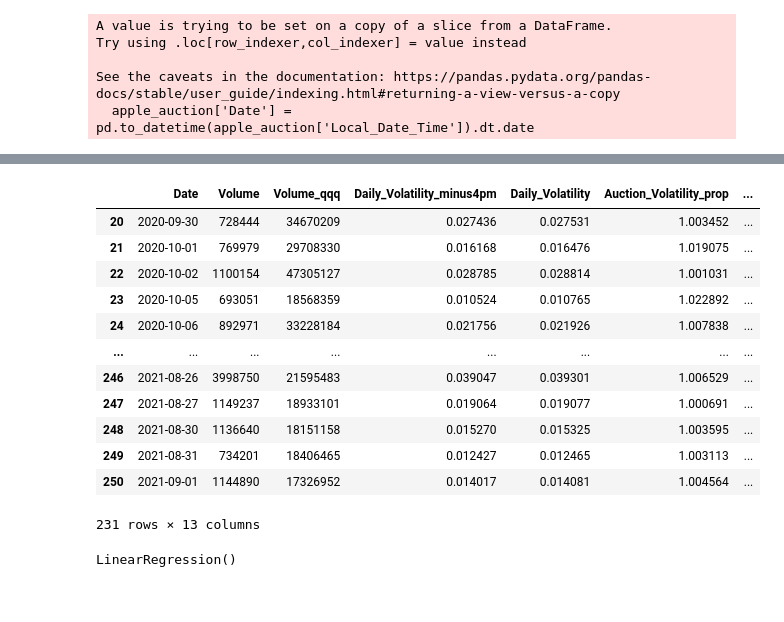
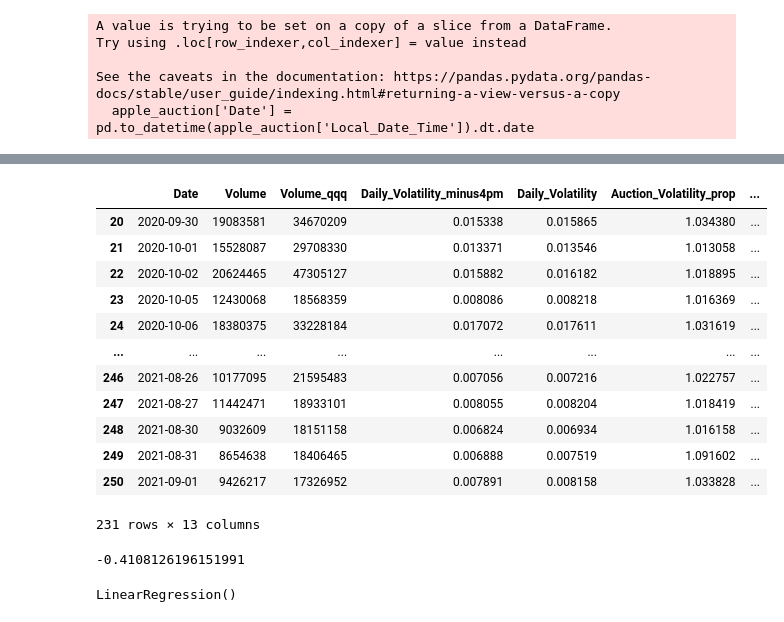
Before and after one commit to matthew-lim/Vanguard-Volatility-Project, a Jupyter notebook: Report 2 - V2.ipynb, the cells around one changed output, grey strips where cells are left out. Drawn from its saved outputs; the diff is of its cells as text; code cells hidden in the pictures.

```diff
--- a/Report 2 - V2.ipynb
+++ b/Report 2 - V2.ipynb
@@ -11,7 +11,7 @@ from scipy.optimize import least_squares, minimize
 # %%
 # Trade data
 
-stock_name = 'SPLK.O'
+stock_name = 'MSFT.O'
 
 df = pd.read_csv('NSQ_OneYear100test_Sept21.csv',
                    usecols=['Local_Date_Time','RIC','Open','High','Low','Close','VWAP','NumberOfTrades','Volume'],
@@ -377,9 +382,9 @@ stocks2 = stocks.T
 stocks2 = stocks2[:200].T
 avg_20day_volatility2 = avg_20day_volatility[:200]
 # %%
-fourier = FlexibleFourierRegression(N=39, di=[], J=6, P=20) # 39 10-minute intervals in each trade day
-res = fourier.train(stocks, avg_20day_volatility, 0.000001)
+fourier = FlexibleFourierRegression(N=39, di=[], J=6, P=30) # 39 10-minute intervals in each trade day
+res = fourier.train(stocks, avg_20day_volatility, 0.0000005)
 print("optimizer success: {}".format(res.success))
-print("objective function (mse): {:.5f}".format(res.fun))
+print("objective function (mse): {:.8f}".format(res.fun))
 # %% [output]
 optimizer success: True
@@ -401,9 +428,9 @@ stocks2_qqq = stocks_qqq.T
 stocks2_qqq = stocks2_qqq[:200].T
 avg_20day_volatility2_qqq = avg_20day_volatility_qqq[:200]
 # %%
-fourier_qqq = FlexibleFourierRegression(N=39, di=[], J=6, P=20) # 39 10-minute intervals in each trade day
-res_qqq = fourier_qqq.train(stocks_qqq, avg_20day_volatility_qqq, 0.000001)
+fourier_qqq = FlexibleFourierRegression(N=39, di=[], J=6, P=30) # 39 10-minute intervals in each trade day
+res_qqq = fourier_qqq.train(stocks_qqq, avg_20day_volatility_qqq, 0.0000005)
 print("optimizer success: {}".format(res_qqq.success))
-print("objective function (mse): {:.5f}".format(res_qqq.fun))
+print("objective function (mse): {:.8f}".format(res_qqq.fun))
 # %% [output]
 optimizer success: True
@@ -422,9 +449,13 @@ ax.legend()
 # %%
 results = [None for i in range(20)]
+results_full = []
+
 for vol in avg_20day_volatility:
     result = fourier.predict(vol)
+    results_full.append(np.array([res[0] for res in result]))
     results.append(result[-1][0])
 results = np.array(results)
+results_full = np.array(results_full)
 # %%
 results_qqq = [None for i in range(20)]
 for vol in avg_20day_volatility_qqq:
@@ -434,49 +465,70 @@ results_qqq = np.array(results_qqq)
 # %%
 # Simple linear regression with Anderson coefficient
 final_df = pd.DataFrame({
     'Date': dates_final,
     'Volume': volumes,
     'Volume_qqq': volumes_qqq,
 
     'Daily_Volatility_minus4pm': volatility_df['daily_volatility_minus4pm'],
     'Daily_Volatility': volatility_df['daily_volatility'],
     'Auction_Volatility_prop': volatility_df['daily_volatility']/volatility_df['daily_volatility_minus4pm'],
 
+    'Daily_Volatility_qqq_minus4pm': volatility_df_qqq['daily_volatility_qqq_minus4pm'],
+
     'Avg20_Volatility': avg_20day_volatility_raw,
     'Avg20_Volatility_qqq': avg_20day_volatility_raw_qqq,
     'Beta': daily_beta,
     'Anderson': results,
     'Anderson_qqq': results_qqq,
     'Auction_Log_Returns': auction_log_returns
 })
 
 # daily_volatility_minus4pm.append(np.sqrt(39)*np.sqrt(np.mean(np.square(apple_today_10min['log_returns'].values[:-1]))))
 
-for i in range(1, len(final_df)):
+# for i in range(1, len(final_df)):
 
-    # Predict today's "Daily_Volatility" based on yesterday's ratio and today's volatility before 4pm
-    today_step1 = final_df.loc[i, 'Daily_Volatility_minus4pm']*final_df.loc[i-1, 'Auction_Volatility_prop']
-    today_step2 = (today_step1/np.sqrt(39))**2
-    int_step = (final_df.loc[i, 'Daily_Volatility_minus4pm']/np.sqrt(38))**2
-    today_step3 = np.sqrt(max(0, today_step2*39-int_step*38))
-    final_df.loc[i, 'Auction_Volatility_pred'] = today_step3
+#     # Predict today's "Daily_Volatility" based on yesterday's ratio and today's volatility before 4pm
+#     today_step1 = final_df.loc[i, 'Daily_Volatility_minus4pm']*final_df.loc[i-1, 'Auction_Volatility_prop']
+#     today_step2 = (today_step1/np.sqrt(39))**2
+#     int_step = (final_df.loc[i, 'Daily_Volatility_minus4pm']/np.sqrt(38))**2
+#     today_step3 = np.sqrt(max(0, today_step2*39-int_step*38))
+#     final_df.loc[i, 'Auction_Volatility_pred'] = today_step3
+
+# stocks = stocks.T
+# for i in range(len(final_df)-20):
+
+#     # Get today's ratio
+#     ratio = sum(stocks[i][:-1])/sum(results_full[i][:-1])
+#     vol_pred = results_full[i][-1] * ratio
+#     final_df.loc[i+20, 'Auction_Volatility_pred2'] = vol_pred
 
 final_df = final_df[final_df['Anderson'] > -float('inf')]
 final_df
 # %% [output]
 |  | Date | Volume | Volume_qqq | Daily_Volatility_minus4pm | Daily_Volatility | Auction_Volatility_prop | ... |
-| 20 | 2020-09-30 | 728444 | 34670209 | 0.027436 | 0.027531 | 1.003452 | ... |
-| 21 | 2020-10-01 | 769979 | 29708330 | 0.016168 | 0.016476 | 1.019075 | ... |
-| 22 | 2020-10-02 | 1100154 | 47305127 | 0.028785 | 0.028814 | 1.001031 | ... |
-| 23 | 2020-10-05 | 693051 | 18568359 | 0.010524 | 0.010765 | 1.022892 | ... |
-| 24 | 2020-10-06 | 892971 | 33228184 | 0.021756 | 0.021926 | 1.007838 | ... |
+| 20 | 2020-09-30 | 19083581 | 34670209 | 0.015338 | 0.015865 | 1.034380 | ... |
+| 21 | 2020-10-01 | 15528087 | 29708330 | 0.013371 | 0.013546 | 1.013058 | ... |
+| 22 | 2020-10-02 | 20624465 | 47305127 | 0.015882 | 0.016182 | 1.018895 | ... |
+| 23 | 2020-10-05 | 12430068 | 18568359 | 0.008086 | 0.008218 | 1.016369 | ... |
+| 24 | 2020-10-06 | 18380375 | 33228184 | 0.017072 | 0.017611 | 1.031619 | ... |
 | ... | ... | ... | ... | ... | ... | ... | ... |
-| 246 | 2021-08-26 | 3998750 | 21595483 | 0.039047 | 0.039301 | 1.006529 | ... |
-| 247 | 2021-08-27 | 1149237 | 18933101 | 0.019064 | 0.019077 | 1.000691 | ... |
-| 248 | 2021-08-30 | 1136640 | 18151158 | 0.015270 | 0.015325 | 1.003595 | ... |
-| 249 | 2021-08-31 | 734201 | 18406465 | 0.012427 | 0.012465 | 1.003113 | ... |
-| 250 | 2021-09-01 | 1144890 | 17326952 | 0.014017 | 0.014081 | 1.004564 | ... |
+| 246 | 2021-08-26 | 10177095 | 21595483 | 0.007056 | 0.007216 | 1.022757 | ... |
+| 247 | 2021-08-27 | 11442471 | 18933101 | 0.008055 | 0.008204 | 1.018419 | ... |
+| 248 | 2021-08-30 | 9032609 | 18151158 | 0.006824 | 0.006934 | 1.016158 | ... |
+| 249 | 2021-08-31 | 8654638 | 18406465 | 0.006888 | 0.007519 | 1.091602 | ... |
+| 250 | 2021-09-01 | 9426217 | 17326952 | 0.007891 | 0.008158 | 1.033828 | ... |
 231 rows × 13 columns
+# %%
+from sklearn.metrics import mean_squared_error, r2_score, mean_absolute_error
+
+results = []
+for n in range(200,231):
+    result = fourier.predict(avg_20day_volatility[n])
+    results.append(result[-1][0])
+
+print(r2_score([i[0] for i in np.array(final_df[['Auction_Log_Returns']][200:])], results))
+# %% [output]
+-0.4108126196151991
 # %%
 ####################################
 # Linear Model with Anderson
```
Also changed, not shown: parts of 26 cells of this notebook.
